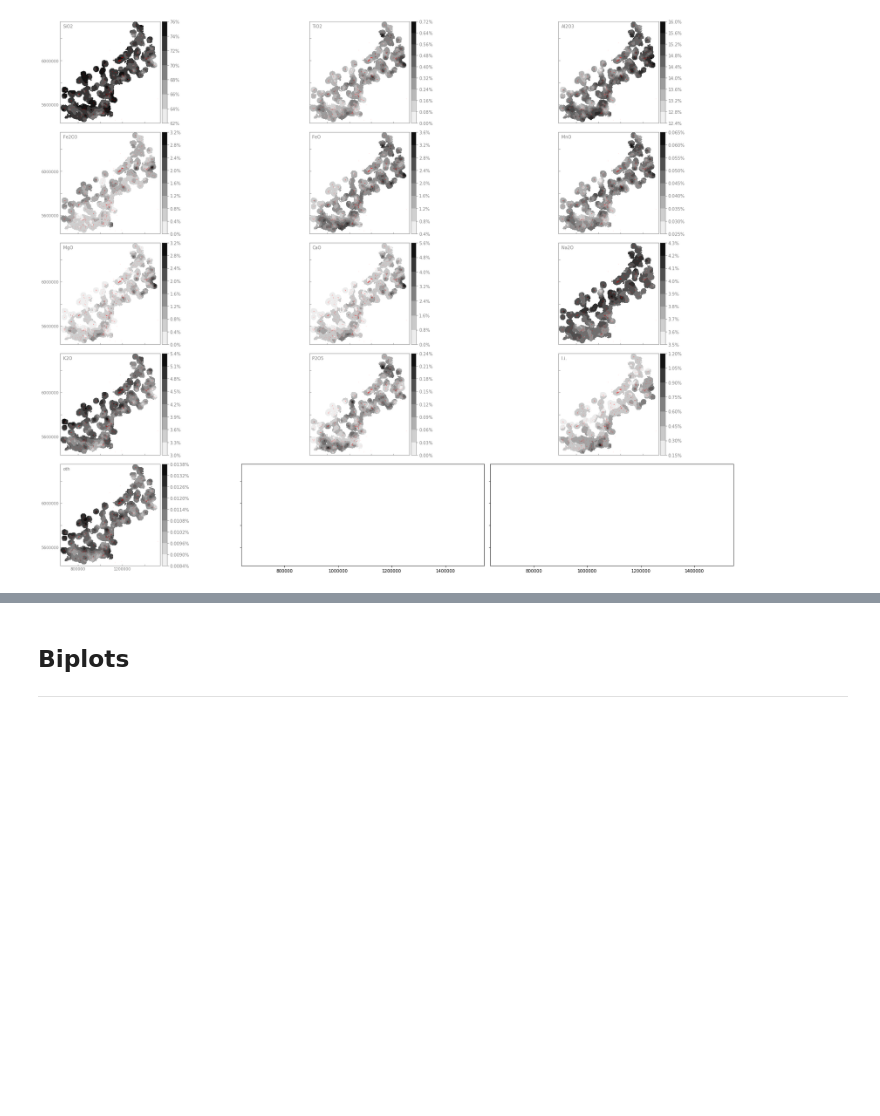
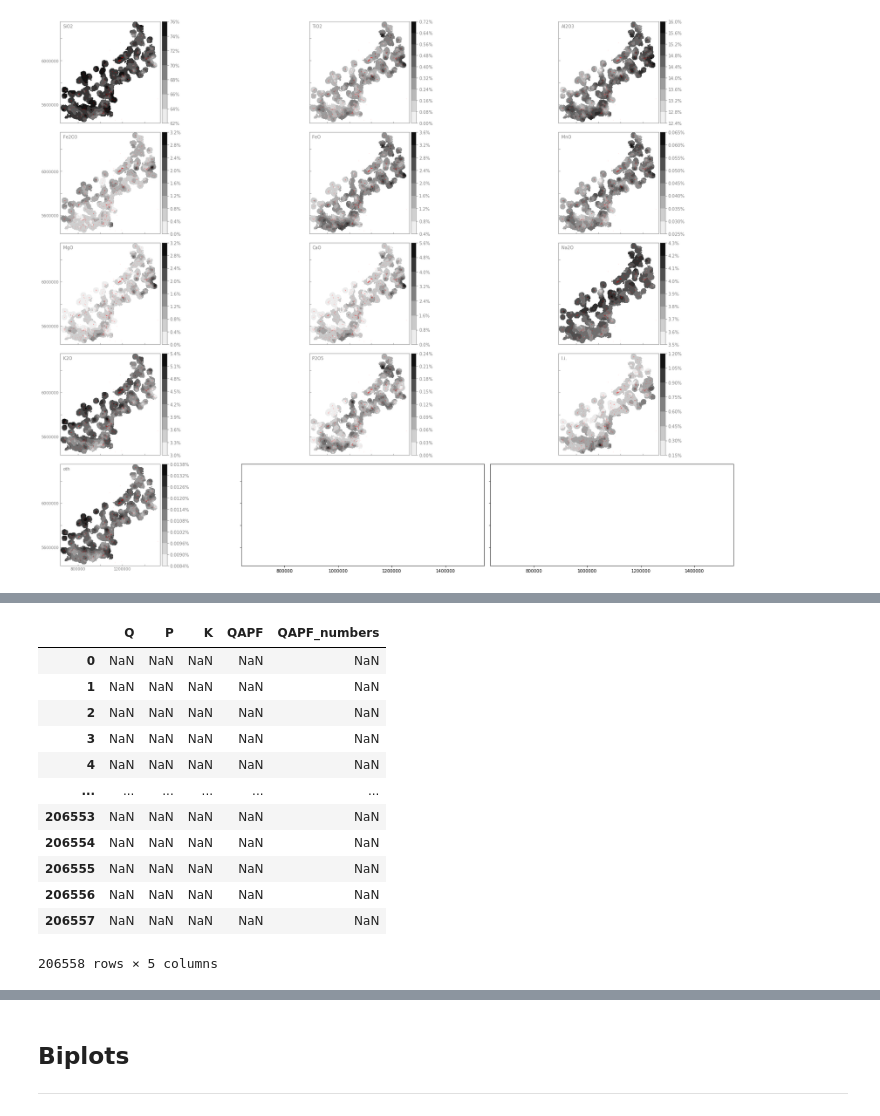
Before and after one commit to Complexio/Vistelius_1995_OCR, a Jupyter notebook: _ANALYSIS/2_area1_Interpolation.ipynb, the cells around one changed output, grey strips where cells are left out. Saved outputs shown, nothing was run; the diff lists cells and outputs as text; code cells hidden in the pictures; blank space fills up the shorter version.

```diff
--- a/_ANALYSIS/2_area1_Interpolation.ipynb
+++ b/_ANALYSIS/2_area1_Interpolation.ipynb
@@ -1061,0 +1104,19 @@ plots.plot_contour_map_all(interpolated_modal,
+# %%
+interpolated_mineralogy_QAPF = pd.merge(interpolated_reverse_clr, interpolated_mineralogy,
+                                        left_index=True, right_index=True, how='outer')\
+                                 .drop(interpolated_reverse_clr.columns, axis=1)
+interpolated_mineralogy_QAPF
+# %% [output]
+|  | Q | P | K | QAPF | QAPF_numbers |
+| 0 | NaN | NaN | NaN | NaN | NaN |
+| 1 | NaN | NaN | NaN | NaN | NaN |
+| 2 | NaN | NaN | NaN | NaN | NaN |
+| 3 | NaN | NaN | NaN | NaN | NaN |
+| 4 | NaN | NaN | NaN | NaN | NaN |
+| ... | ... | ... | ... | ... | ... |
+| 206553 | NaN | NaN | NaN | NaN | NaN |
+| 206554 | NaN | NaN | NaN | NaN | NaN |
+| 206555 | NaN | NaN | NaN | NaN | NaN |
+| 206556 | NaN | NaN | NaN | NaN | NaN |
+| 206557 | NaN | NaN | NaN | NaN | NaN |
+206558 rows × 5 columns
```
Also changed, not shown: parts of 22 cells of this notebook, 1 other file.
